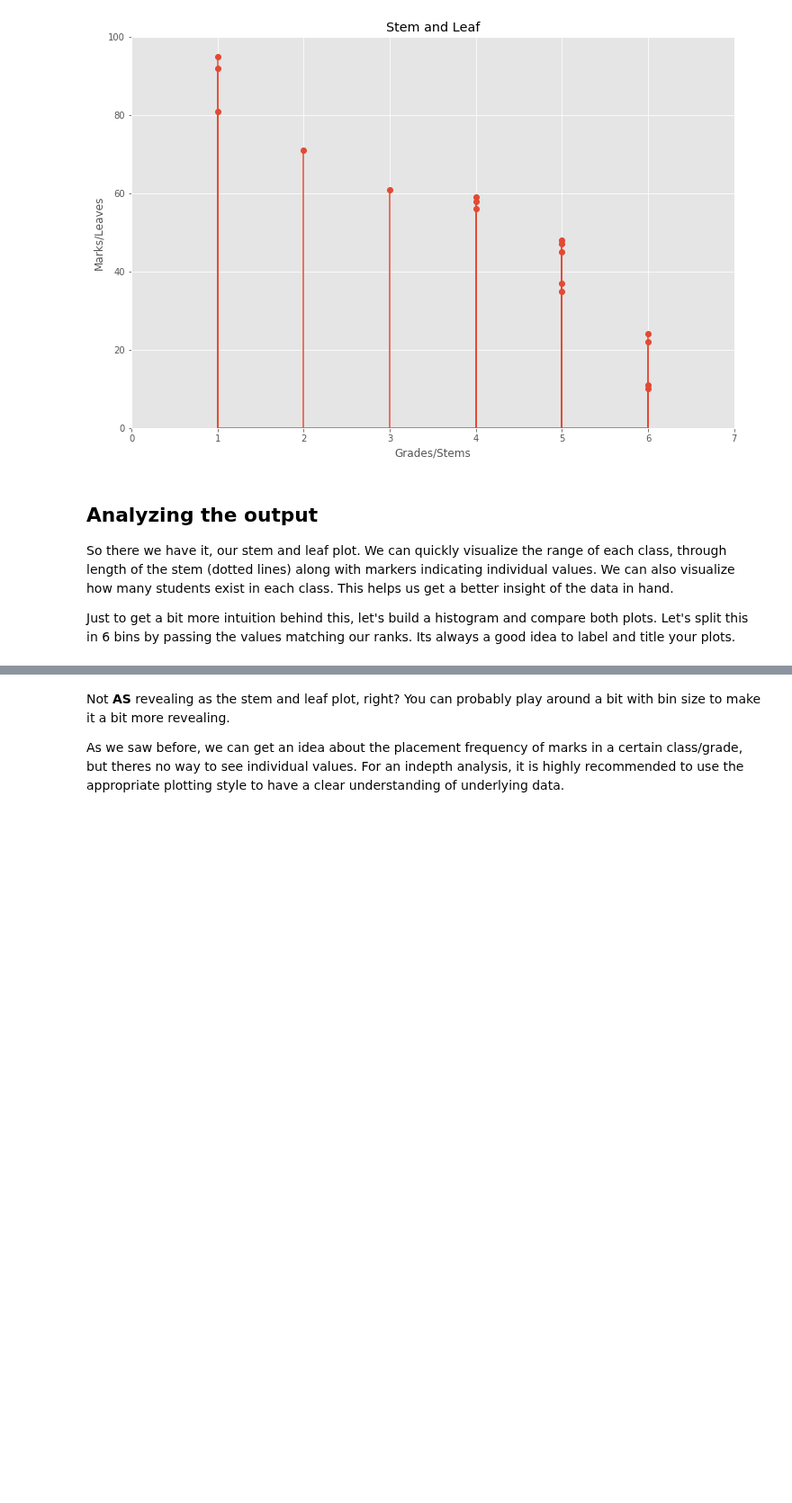
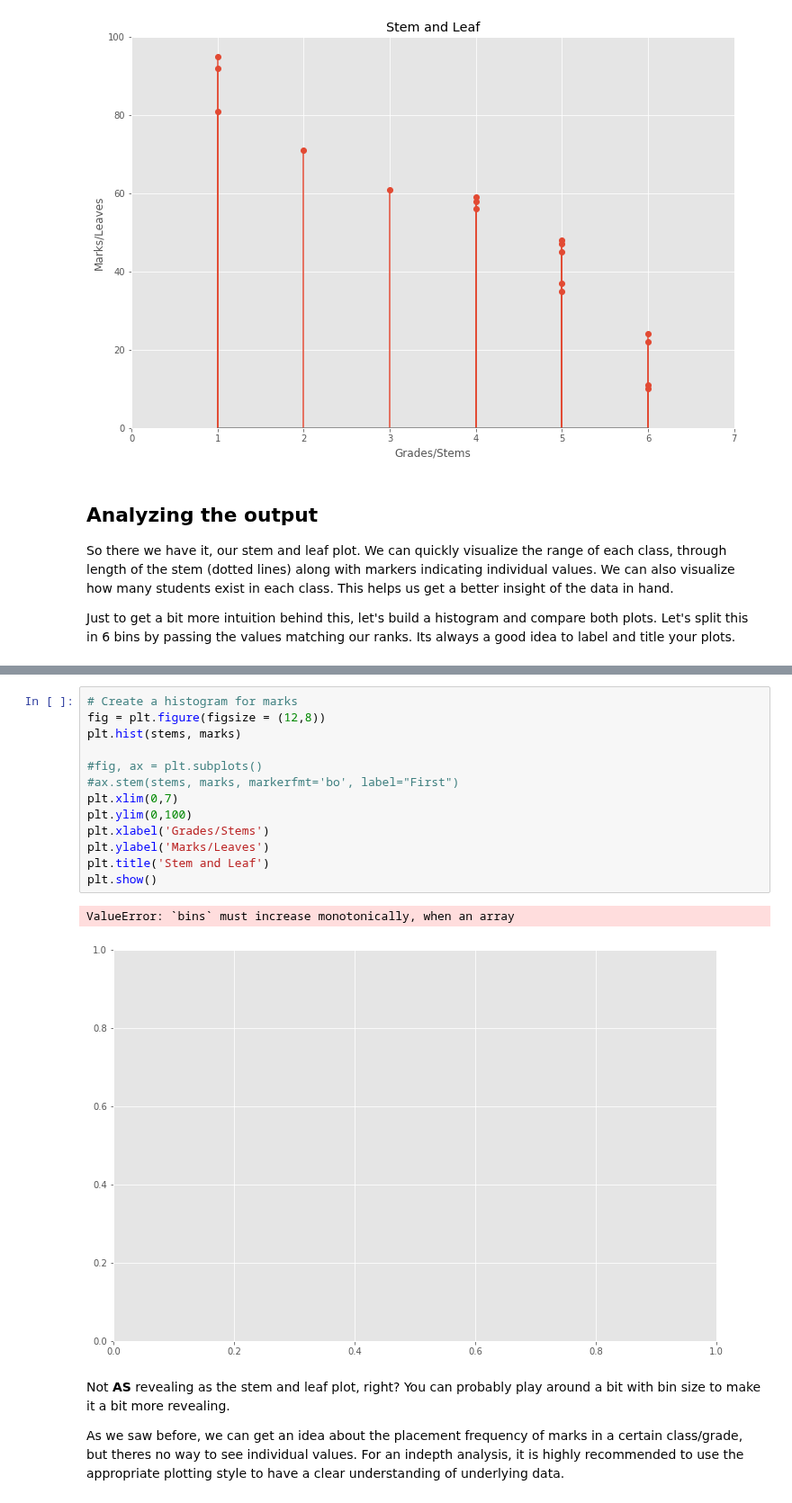
Before and after one commit to byeretzian/dsc-0-09-05-statistical-distribution-stemleaf-plot-lab-online-ds-sp-000, a Jupyter notebook: index.ipynb, the cells around one changed output, grey strips where cells are left out. Shown at 90% size. Saved outputs shown, nothing was run; the diff lists cells and outputs as text; blank space fills up the shorter version.

```diff
--- a/index.ipynb
+++ b/index.ipynb
@@ -135,3 +130,19 @@ Text(0.5,1,'Students Marks')
+# %%
+# Create a histogram for marks
+fig = plt.figure(figsize = (12,8))
+plt.hist(stems, marks)
+
+#fig, ax = plt.subplots()
+#ax.stem(stems, marks, markerfmt='bo', label="First")
+plt.xlim(0,7)
+plt.ylim(0,100)
+plt.xlabel('Grades/Stems')
+plt.ylabel('Marks/Leaves')
+plt.title('Stem and Leaf')
+plt.show()
+# %% [output]
+ValueError: `bins` must increase monotonically, when an array
+[figure, added]
 # %% [markdown]
 Not **AS** revealing as the stem and leaf plot, right? You can probably play around a bit with bin size to make it a bit more revealing.
 
```
Also changed, not shown: parts of 1 cell of this notebook.
